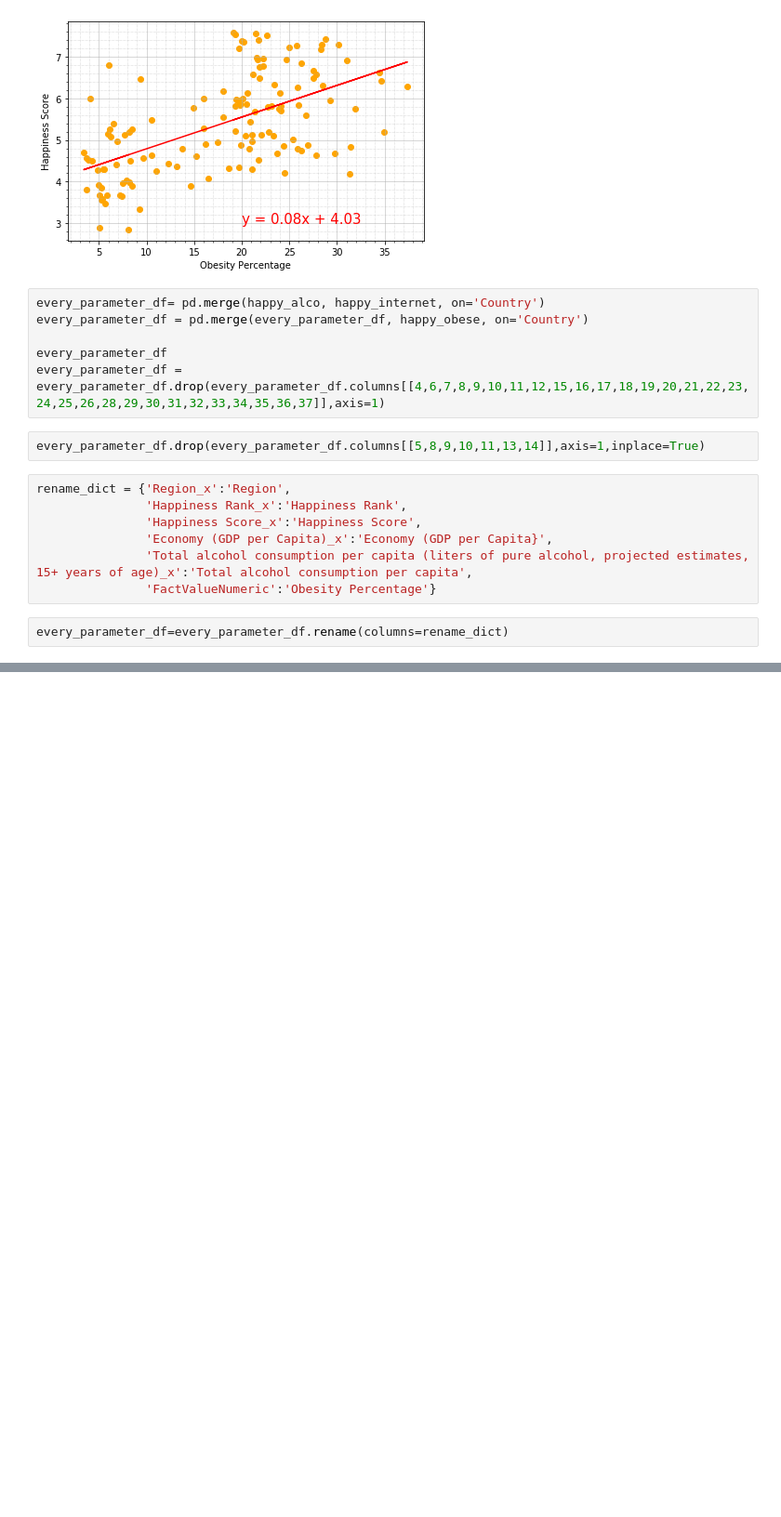
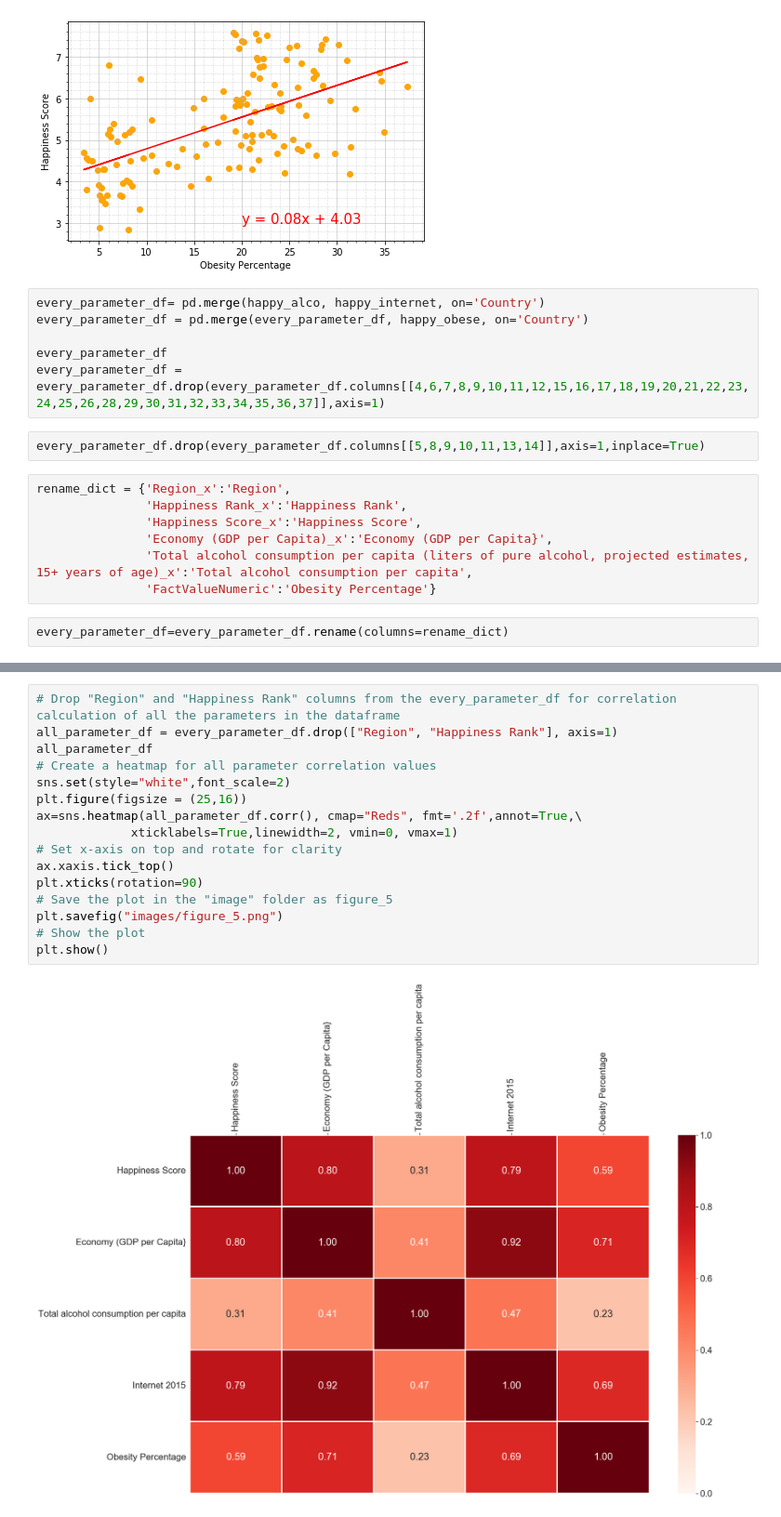
Before and after one commit to ryanmarshall80/project1, a Jupyter notebook: HappinessReport.ipynb, the cells around one changed output, grey strips where cells are left out. Shown at 93% size. Saved outputs shown, nothing was run; the diff lists cells and outputs as text; blank space fills up the shorter version.

Commit message:
Modified report and added correlation heatmap

```diff
--- a/HappinessReport.ipynb
+++ b/HappinessReport.ipynb
@@ -217,0 +211,18 @@ every_parameter_df.corr()
+# %%
+# Drop "Region" and "Happiness Rank" columns from the every_parameter_df for correlation calculation of all the parameters in the dataframe
+all_parameter_df = every_parameter_df.drop(["Region", "Happiness Rank"], axis=1)
+all_parameter_df
+# Create a heatmap for all parameter correlation values
+sns.set(style="white",font_scale=2)
+plt.figure(figsize = (25,16))
+ax=sns.heatmap(all_parameter_df.corr(), cmap="Reds", fmt='.2f',annot=True,\
+             xticklabels=True,linewidth=2, vmin=0, vmax=1)
+# Set x-axis on top and rotate for clarity
+ax.xaxis.tick_top()
+plt.xticks(rotation=90)
+# Save the plot in the "image" folder as figure_5
+plt.savefig("images/figure_5.png")
+# Show the plot
+plt.show()
+# %% [output]
+[figure, added]
```
Also changed, not shown: parts of 4 cells of this notebook, 1 other file.
